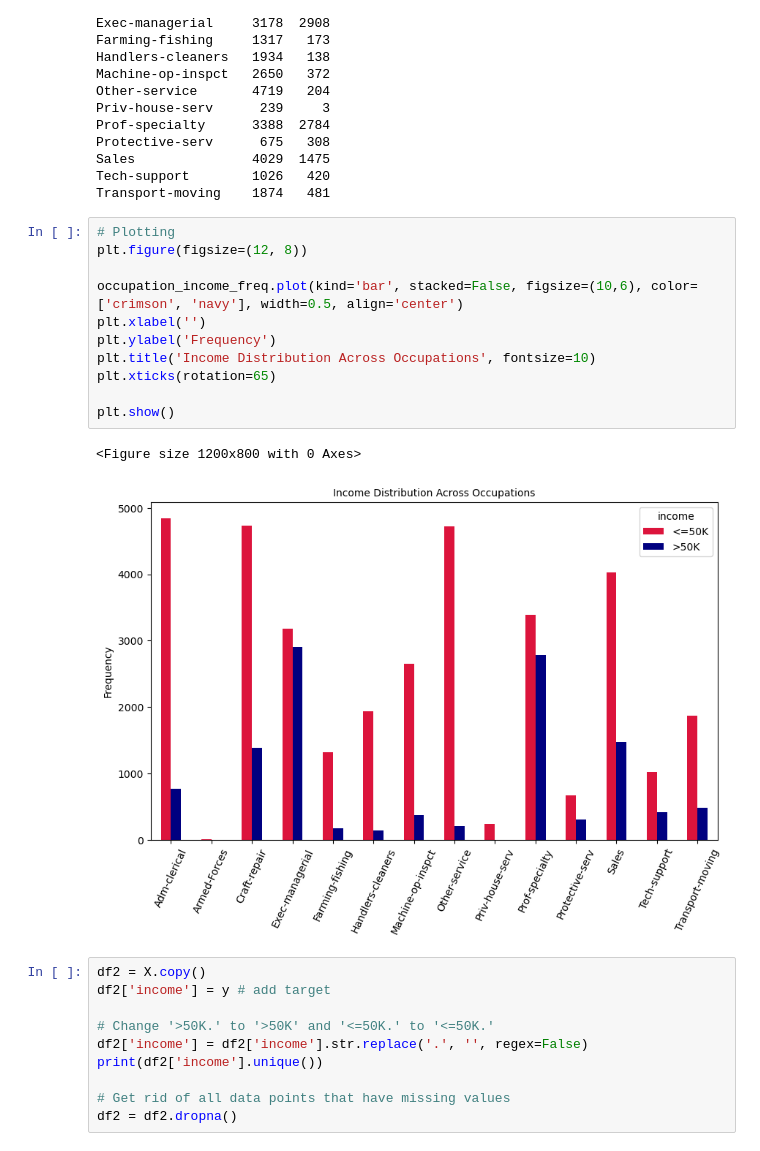
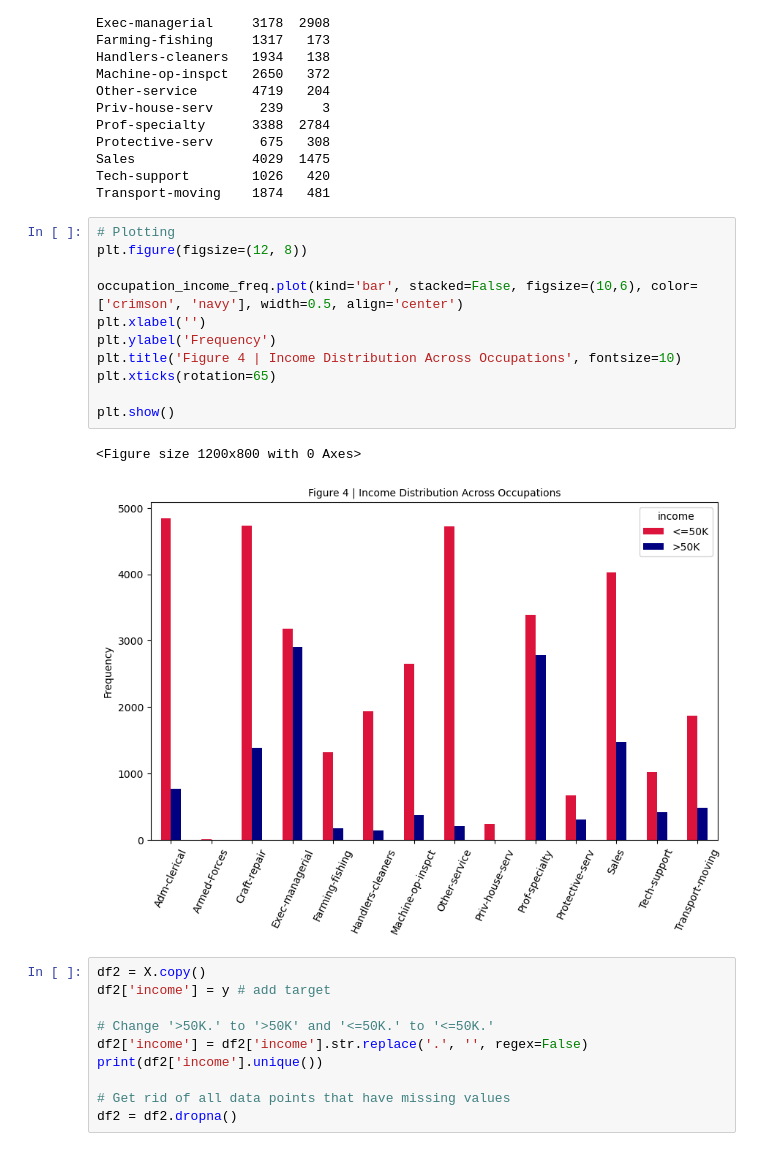
Before and after one commit to ashneetrathore/CensusIncomeML, a Jupyter notebook: project.ipynb, the cells around one changed output. Saved outputs shown, nothing was run; the diff lists cells and outputs as text.

```diff
--- a/project.ipynb
+++ b/project.ipynb
@@ -197,17 +197,17 @@ Transport-moving    1874   481
 # %%
 # Plotting
 plt.figure(figsize=(12, 8))
 
 occupation_income_freq.plot(kind='bar', stacked=False, figsize=(10,6), color=['crimson', 'navy'], width=0.5, align='center')
 plt.xlabel('')
 plt.ylabel('Frequency')
-plt.title('Income Distribution Across Occupations', fontsize=10)
+plt.title('Figure 4 | Income Distribution Across Occupations', fontsize=10)
 plt.xticks(rotation=65)
 
 plt.show()
 # %% [output]
 <Figure size 1200x800 with 0 Axes>
-[figure, old version]
+[figure, new version]
 # %%
 df2 = X.copy()
 df2['income'] = y # add target
```
Also changed, not shown: parts of 5 cells of this notebook, 1 other file.
